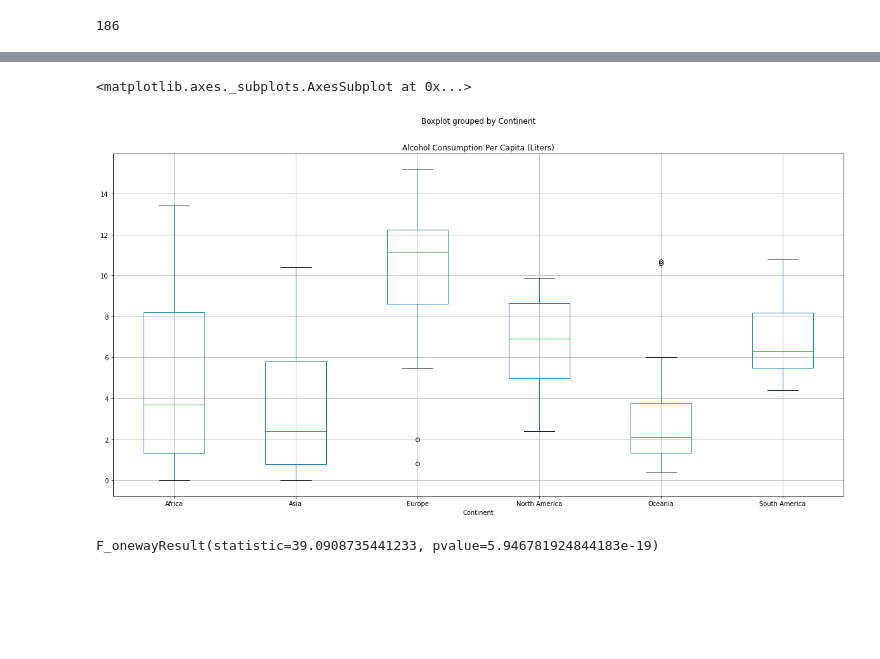
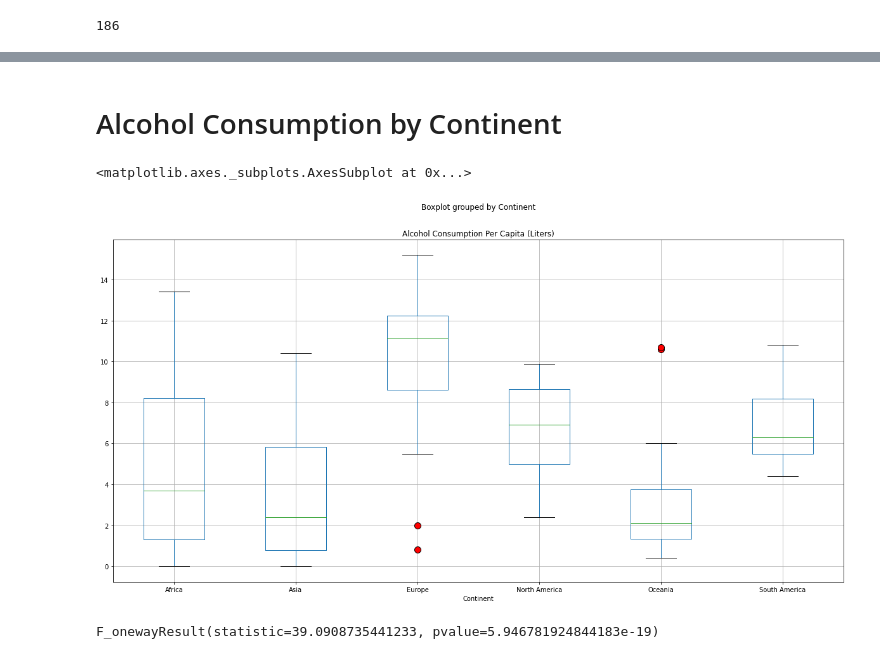
Before and after one commit to reccleston/data-analysis-project-1, a Jupyter notebook: nadia/project_work_with_Ryan.ipynb, the cells around one changed output, grey strips where cells are left out. Cells and saved outputs as stored; diff of their text form; code cells hidden in the pictures; blank space fills up the shorter version.

```diff
--- a/nadia/project_work_with_Ryan.ipynb
+++ b/nadia/project_work_with_Ryan.ipynb
@@ -13,7 +13,8 @@ import os
 wine_consumption_df = pd.read_csv("Resources/wine-consumption-per-person.csv")
 wine_consumption_df=wine_consumption_df.rename(columns={"Indicator:Alcohol, recorded per capita (15+) consumption (in litres of pure alcohol) - Beverage Types:Wine":"Wine Consumption per capita (Liters)"})
 # %%
-merged_df = pd.read_csv("../mega_df.csv")
+#Cleaning up column names
+merged_df = pd.read_csv("Resources/mega_df.csv")
 merged_df = merged_df.rename(columns={'continent':'Continent', 'country_code':'Country Code', 'country':'Country', 'consumption_per_capita_(L)':'Alcohol Consumption Per Capita (Liters)', 'climate':'Climate', 'main_export':'Main Export', 'main_industry':'Main Industry', 'region':'Region', 'happy_score':'Happiness Score', 'life_expectancy':'Life Expectancy', 'gdp_per_capita':'GDP per capita', 'mental_health_and_addiction (%)':'Mental Health Disorders (%)'})
 len(merged_df)
 # %% [output]
@@ -28,11 +30,13 @@ updated_df.head()
 | 2 | Africa | DZA | Algeria | 0.9 | arid to semiarid; mild, wet winte... | Middle East and North Africa | 5.0051 | ... |
 | 3 | Europe | AND | Andorra | 11.3 | temperate; snowy, cold winters an... | NaN | NaN | ... |
 | 4 | Africa | AGO | Angola | 6.4 | semiarid in south and along coast... | NaN | NaN | ... |
+# %% [markdown]
+# Alcohol Consumption by Continent
 # %%
-updated_df.boxplot("Alcohol Consumption Per Capita (Liters)", by="Continent", figsize=(20, 10))
+updated_df.boxplot("Alcohol Consumption Per Capita (Liters)", by="Continent", figsize=(20, 10), flierprops=dict(markerfacecolor='red', markersize=10))
 # %% [output]
 <matplotlib.axes._subplots.AxesSubplot at 0x...>
-[figure, old version]
+[figure, new version]
 # %%
 group1 = updated_df[updated_df["Continent"] == "Africa"]["Alcohol Consumption Per Capita (Liters)"]
 group2 = updated_df[updated_df["Continent"] == "Asia"]["Alcohol Consumption Per Capita (Liters)"]
```
Also changed, not shown: parts of 94 cells of this notebook, 14 other files.
